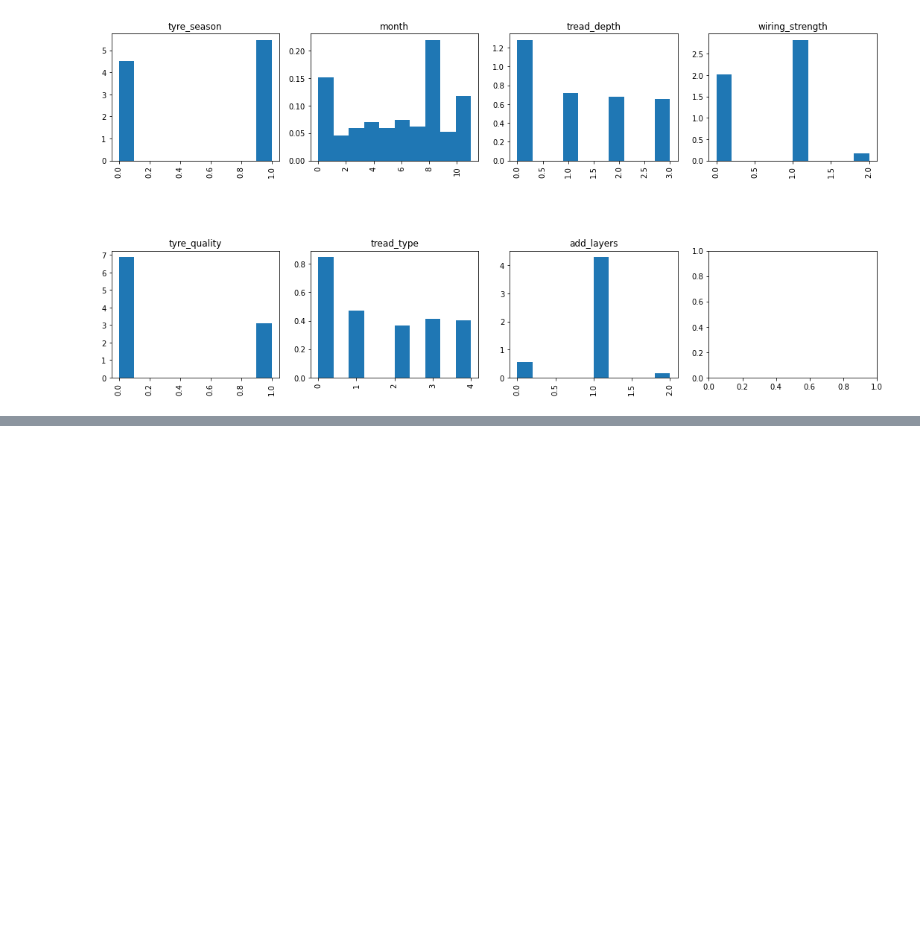
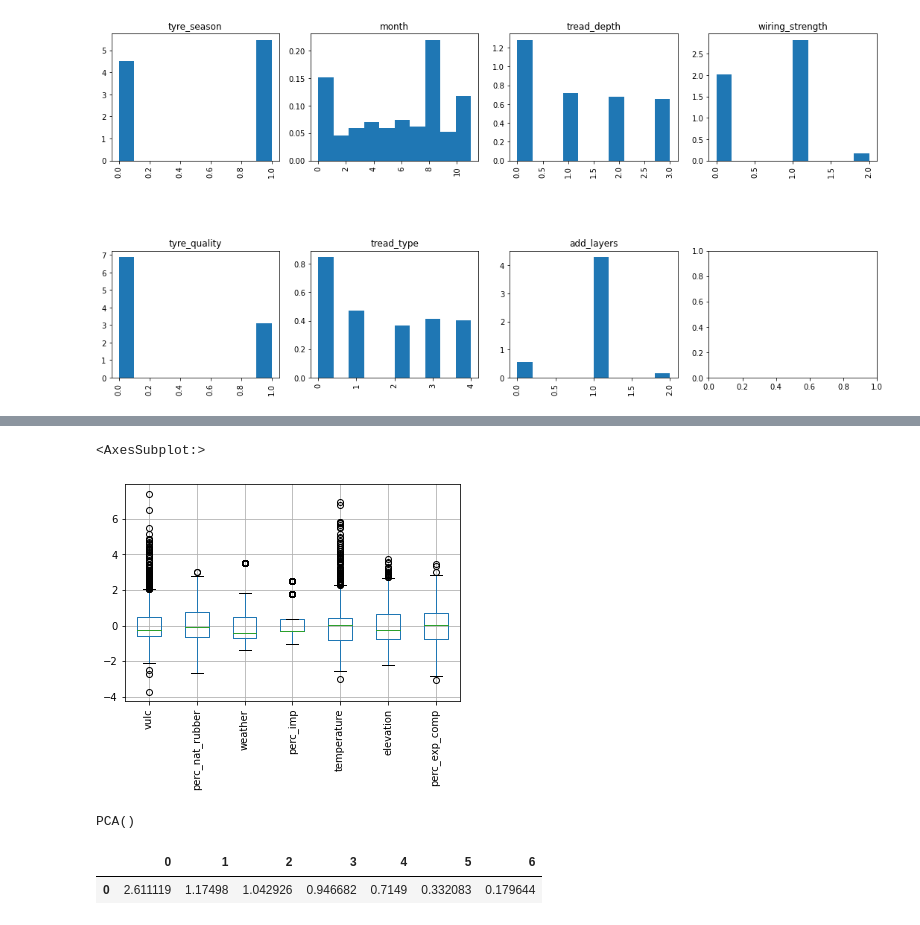
Before and after one commit to AndreaScarpellini1/ML-Project, a Jupyter notebook: Project .ipynb, the cells around one changed output, grey strips where cells are left out. Drawn from its saved outputs; the diff is of its cells as text; code cells hidden in the pictures; blank space fills up the shorter version.

```diff
--- a/Project .ipynb
+++ b/Project .ipynb
@@ -162,0 +172,7 @@ plt.show()
+# %%
+from sklearn.preprocessing import StandardScaler
+
+scaler = StandardScaler().fit(num) # No target
+scaled_num = pd.DataFrame(scaler.transform(num))
+scaled_num.columns = num.columns
+scaled_num.tail()
@@ -162,0 +186,20 @@ plt.show()
+# %%
+scaled_num.boxplot(rot=90)
+
+#ok!
+# %% [output]
+<AxesSubplot:>
+[figure, added]
+# %%
+#PCA fit
+from sklearn.decomposition import PCA
+# we can choose the number of components e.g. 10, the percentage of the total variance or set it to None (that means it automatically chooses the number of components)
+pca = PCA()
+pca.fit(scaled_num) #The fit learns some quantities from the data, most importantly the "components" and "explained variance"
+# %% [output]
+PCA()
+# %%
+pd.DataFrame(pca.explained_variance_).transpose()
+# %% [output]
+|  | 0 | 1 | 2 | 3 | 4 | 5 | 6 |
+| 0 | 2.611119 | 1.17498 | 1.042926 | 0.946682 | 0.7149 | 0.332083 | 0.179644 |
```
Also changed, not shown: parts of 8 cells of this notebook.
